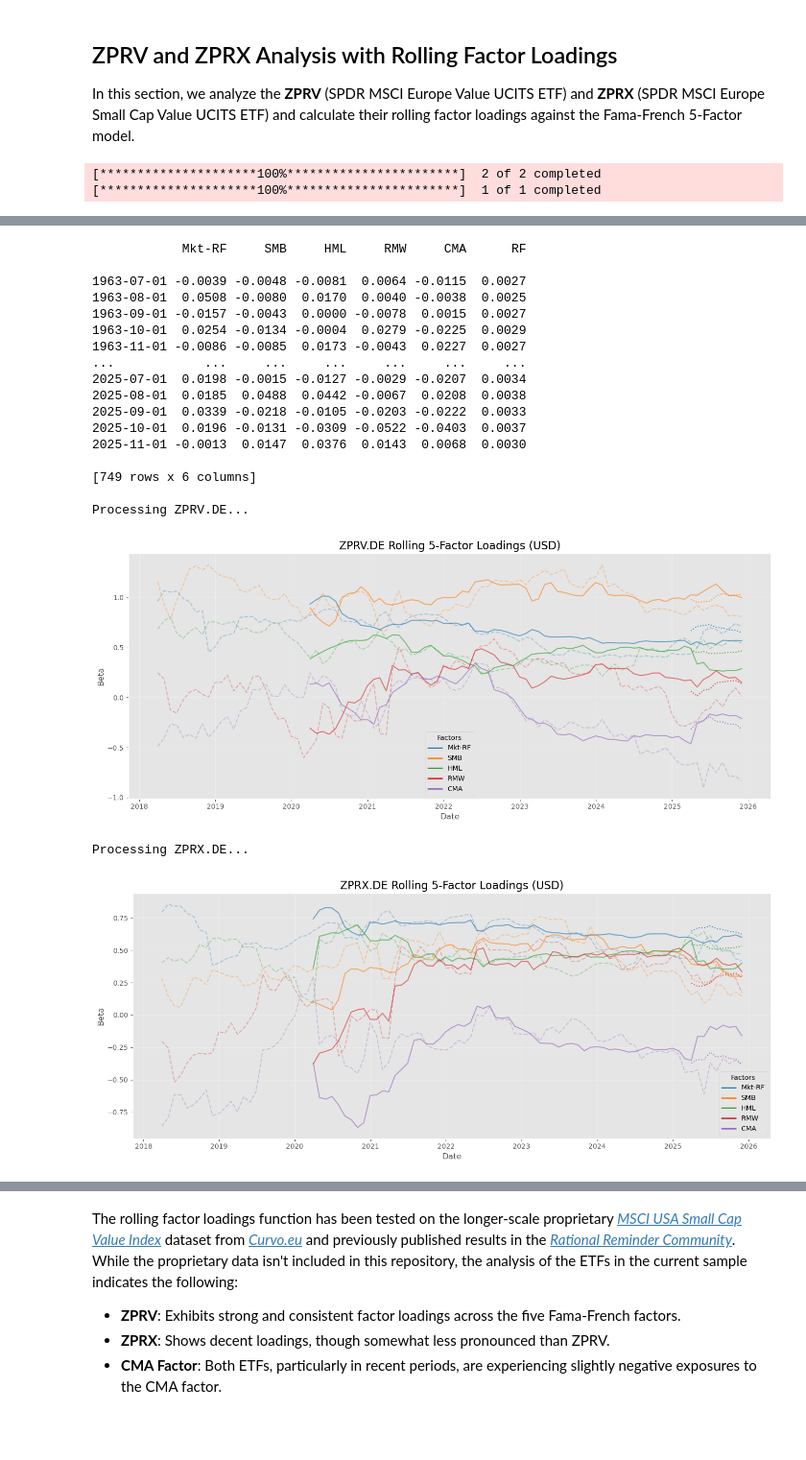
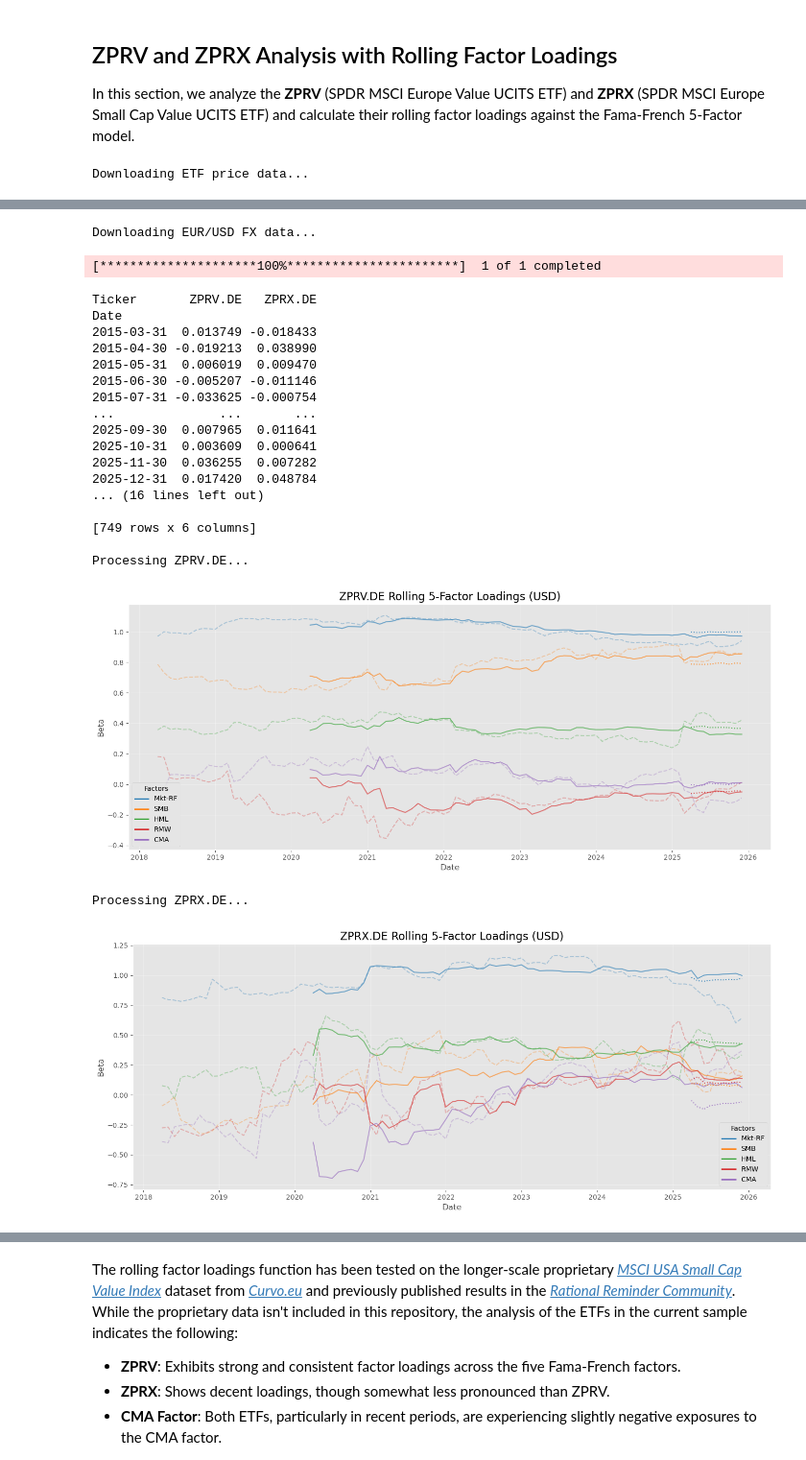
Before and after one commit to husainm97/quant-lab-alpha, a Jupyter notebook: notebooks/factor_premium_tests.ipynb, the cells around one changed output, grey strips where cells are left out. Shown at 96% size. Saved outputs shown, nothing was run; the diff lists cells and outputs as text; code cells hidden in the pictures; blank space fills up the shorter version.

```diff
--- a/notebooks/factor_premium_tests.ipynb
+++ b/notebooks/factor_premium_tests.ipynb
@@ -291,7 +291,7 @@ from matplotlib.lines import Line2D
 
 # --- Settings ---
 tickers = ['ZPRV.DE', 'ZPRX.DE']
-start_date, end_date = '2015-01-01', '2025-12-05'
+start_date, end_date = '2015-01-01', None#'2025-12-05'
 windows = [36, 60, 120]  # 3Y, 5Y, 10Y
 factor_colors = {'Mkt-RF':'tab:blue','SMB':'tab:orange','HML':'tab:green','RMW':'tab:red','CMA':'tab:purple'}
 
@@ -306,7 +306,6 @@ eurusd = yf.download(conv_ticker, start=start_date, end=end_date, auto_adjust=Tr
 
 # --- Merge and convert ETFs to USD ---
 merged = pd.merge(price_data, eurusd, on='Date', how='inner')
-print(merged)
 for col in tickers:
     merged[col] = merged[col] * merged[conv_ticker]
 
@@ -315,7 +314,7 @@ merged.set_index('Date', inplace=True)
 
 # --- Monthly returns ---
 monthly_returns = (1 + merged[tickers]).resample('M').last().pct_change().dropna()
-
+print(monthly_returns)
 # --- Load Fama-French 5 Factors ---
 ff_factors = fetch_ff5_monthly(region="US")
 print(ff_factors)
@@ -356,5 +355,4 @@ for etf_col in tickers:
     plt.tight_layout()
     plt.show()
 # %% [output]
-[*********************100%***********************]  2 of 2 completed
-[*********************100%***********************]  1 of 1 completed
+Downloading ETF price data...
@@ -377,23 +360,25 @@ Ticker       Date    ZPRV.DE    ZPRX.DE  USDEUR=X
-            Mkt-RF     SMB     HML     RMW     CMA      RF
-
-1963-07-01 -0.0039 -0.0048 -0.0081  0.0064 -0.0115  0.0027
-1963-08-01  0.0508 -0.0080  0.0170  0.0040 -0.0038  0.0025
-1963-09-01 -0.0157 -0.0043  0.0000 -0.0078  0.0015  0.0027
-1963-10-01  0.0254 -0.0134 -0.0004  0.0279 -0.0225  0.0029
-1963-11-01 -0.0086 -0.0085  0.0173 -0.0043  0.0227  0.0027
-...            ...     ...     ...     ...     ...     ...
-2025-07-01  0.0198 -0.0015 -0.0127 -0.0029 -0.0207  0.0034
-2025-08-01  0.0185  0.0488  0.0442 -0.0067  0.0208  0.0038
-2025-09-01  0.0339 -0.0218 -0.0105 -0.0203 -0.0222  0.0033
-2025-10-01  0.0196 -0.0131 -0.0309 -0.0522 -0.0403  0.0037
-2025-11-01 -0.0013  0.0147  0.0376  0.0143  0.0068  0.0030
-
-[749 rows x 6 columns]
-
-Processing ZPRV.DE...
+Downloading EUR/USD FX data...
+[*********************100%***********************]  1 of 1 completed
+Ticker       ZPRV.DE   ZPRX.DE
+Date
+2015-03-31  0.013749 -0.018433
+2015-04-30 -0.019213  0.038990
+2015-05-31  0.006019  0.009470
+2015-06-30 -0.005207 -0.011146
+2015-07-31 -0.033625 -0.000754
+...              ...       ...
+2025-09-30  0.007965  0.011641
+2025-10-31  0.003609  0.000641
+2025-11-30  0.036255  0.007282
+2025-12-31  0.017420  0.048784
+... (16 lines left out)
+
+[749 rows x 6 columns]
+
+Processing ZPRV.DE...
-[figure, old version]
+[figure, new version]
-Processing ZPRX.DE...
+Processing ZPRX.DE...
-[figure, old version]
+[figure, new version]
 # %%
 
 
```
Also changed, not shown: parts of 4 cells of this notebook, 2 other files.
